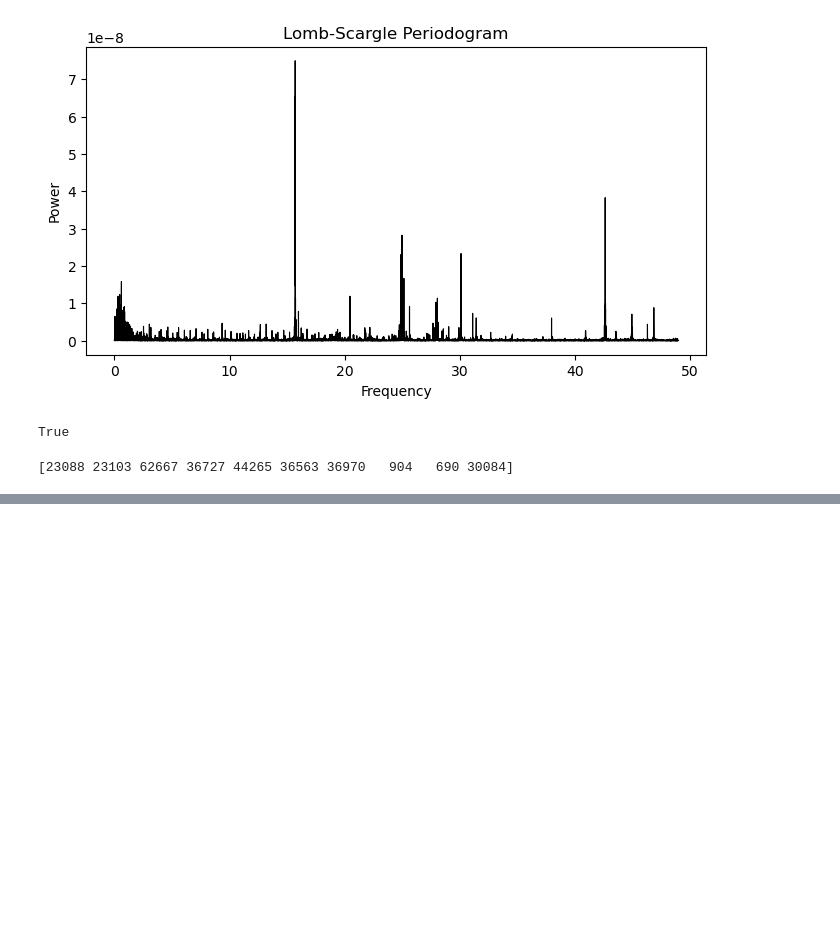
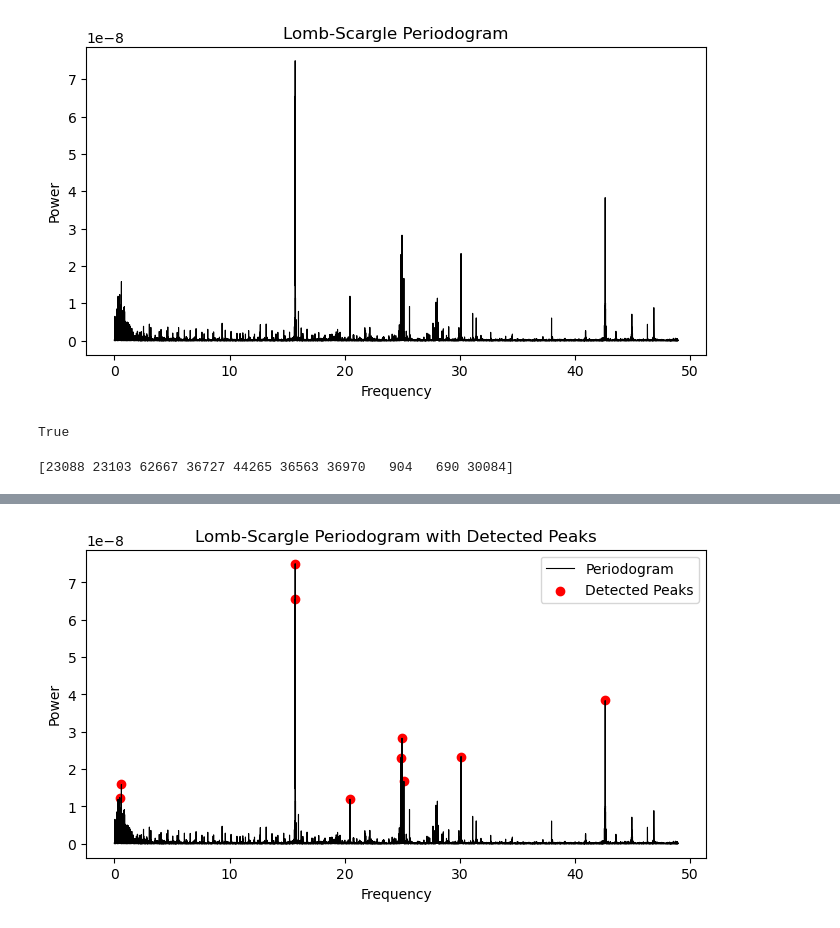
Before and after one commit to Hoggnation/cataloging_coherent_oscillators, a Jupyter notebook: nanapeak_functions_on_KIC-5202905.ipynb, the cells around one changed output, grey strips where cells are left out. Cells and saved outputs as stored; diff of their text form; code cells hidden in the pictures; blank space fills up the shorter version.

```diff
--- a/nanapeak_functions_on_KIC-5202905.ipynb
+++ b/nanapeak_functions_on_KIC-5202905.ipynb
@@ -125,15 +123,17 @@ refined_frequencies, refined_powers = zip(*new_positions)
 # %%
 #marking the refined peaks that we found
 
 plt.figure(figsize=(8, 4))
 
 plt.plot(freq_values, power_values, 'k-', lw=0.8, label="Periodogram")
 
-plt.scatter(refined_frequencies, refined_powers, color='red', marker='o', label="Detected Peaks")
+plt.scatter(xs_refined, ys_refined, color='red', marker='o', label="Detected Peaks")
 
 plt.xlabel("Frequency")
 plt.ylabel("Power")
 plt.title("Lomb-Scargle Periodogram with Detected Peaks")
 plt.legend()
 
 plt.show()
+# %% [output]
+[figure, added]
```
Also changed, not shown: parts of 4 cells of this notebook, 1 other file.
